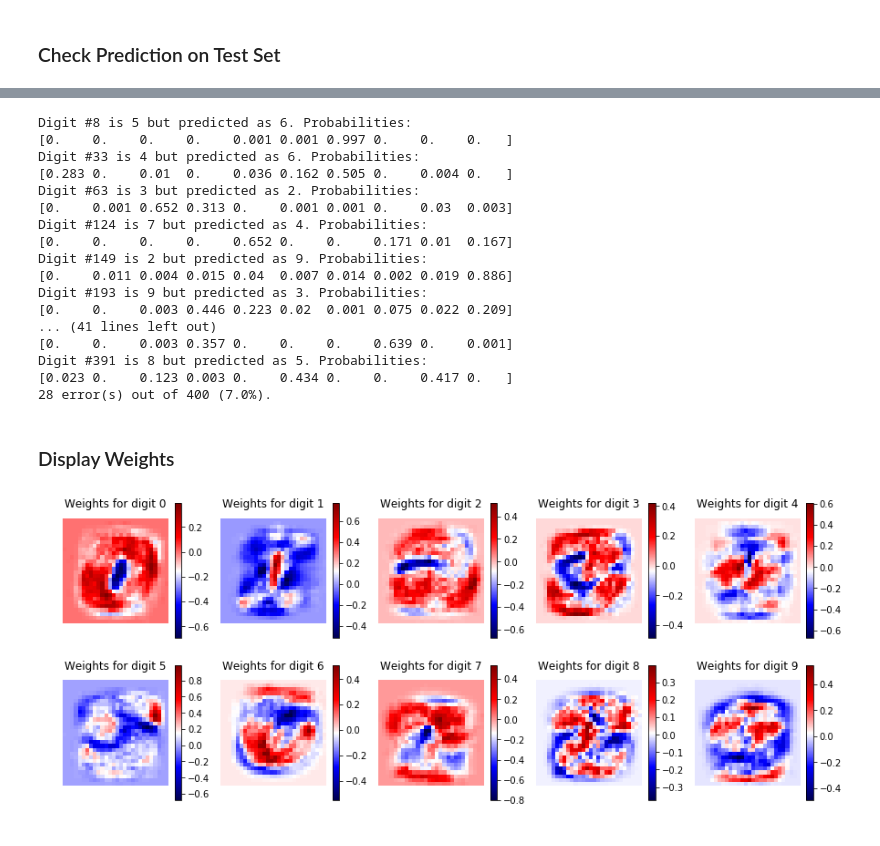
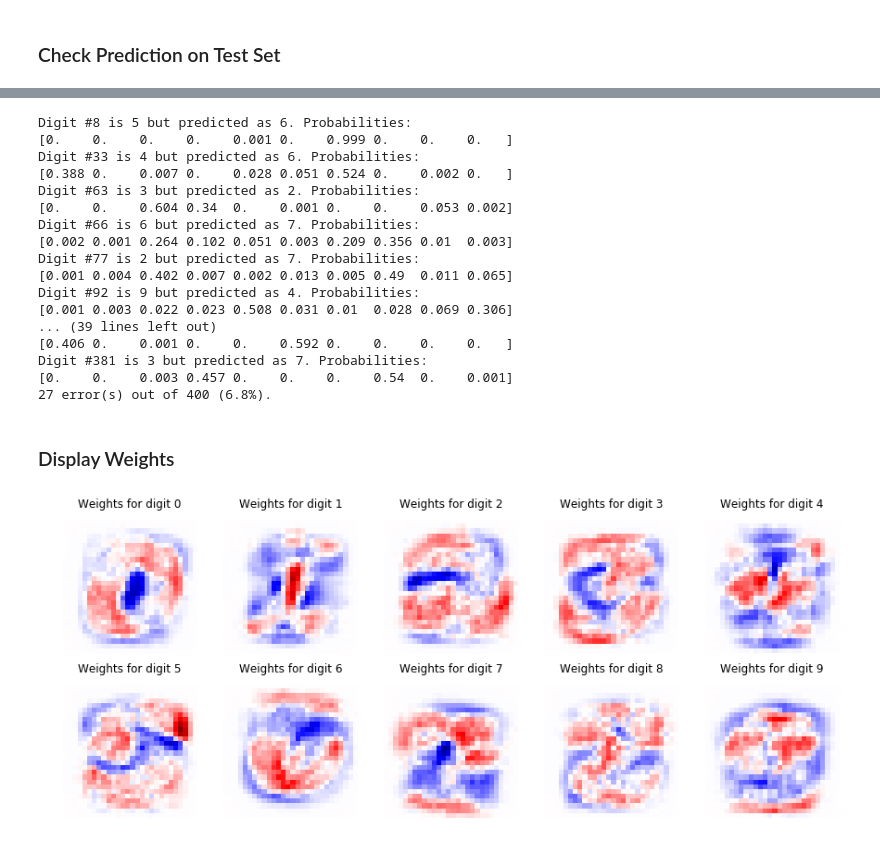
Before and after one commit to RegisC/JupyterNotebooks, a Jupyter notebook: MachineLearning/TensorFlow - MNIST.ipynb, the cells around one changed output, grey strips where cells are left out. Cells and saved outputs as stored; diff of their text form; code cells hidden in the pictures.

```diff
--- a/MachineLearning/TensorFlow - MNIST.ipynb
+++ b/MachineLearning/TensorFlow - MNIST.ipynb
@@ -31,12 +51,11 @@ Validation set size: 0
 # %%
-rows = 4
-cols = 20
+rows, cols = 4, 20
 f, axes = plt.subplots(rows, cols, figsize=(12,5)) # image size is in inches
 for i in range(rows):
     for j in range(cols):
         index = i*cols + j
-        axes[i, j].imshow(mnist.train.images[index].reshape(28, 28), cmap='gray')
-        axes[i, j].set_title(f"{mnist.train.labels[index].argmax()}")
+        axes[i, j].imshow(train_images[index].reshape(28, 28), cmap='gray')
+        axes[i, j].set_title(f"{train_labels[index].argmax()}")
         axes[i, j].axis('off')
 # %% [output]
 [figure]
@@ -79,11 +98,12 @@ init = tf.global_variables_initializer()
 num_iterations = 2000
 batch_size = 200
 log_path = './TBLogs/'
+np.random.seed(42)
 with tf.Session() as sess:
     tbWriter = tf.summary.FileWriter(log_path, sess.graph)
     sess.run(init)
     for i in range(num_iterations):
-        images, labels = mnist.train.next_batch(batch_size) # Nx784 and Nx10, randomly selected
+        images, labels = next_batch(batch_size, train_images, train_labels) # Nx784 and Nx10
         _, summary = sess.run([optimizer, summarize_all], feed_dict={x:images, y:labels})
         tbWriter.add_summary(summary, i)
         if (i % 200 == 0) or (i == num_iterations-1):
@@ -95,8 +115,8 @@ with tf.Session() as sess:
     end_time = time.time()
     print(f"Elapsed time: {end_time - start_time:.1f}s.")
     # Show accuracy on both data sets
-    acc, weights, bias = sess.run([accuracy, W, b], feed_dict={x:mnist.train.images, y:mnist.train.labels})
+    acc, weights, bias = sess.run([accuracy, W, b], feed_dict={x:train_images, y:train_labels})
     print(f"Accuracy on training data: {acc*100:.1f}%.")
-    acc, weights, bias = sess.run([accuracy, W, b], feed_dict={x:mnist.test.images, y:mnist.test.labels})
+    acc, weights, bias = sess.run([accuracy, W, b], feed_dict={x:test_images, y:test_labels})
     print(f"Accuracy on test data: {acc*100:.1f}%.")
 # %% [output]
@@ -123,10 +143,9 @@ fig, axes = plt.subplots(rows, cols, figsize=(15, 15)) # image size is in inches
 for i in range(rows):
     for j in range(cols):
         index = i*cols + j
-        image = mnist.test.images[index]
-        output = np.matmul(image, weights) + bias # score = image * weights + bias
+        output = np.matmul(test_images[index], weights) + bias # score = image * weights + bias
         probabilities = np.exp(output) / np.exp(output).sum() # activation fn converts scores to probalities
-        color = 'k' if (probabilities.argmax() == mnist.test.labels[index].argmax()) else 'r'
+        color = 'k' if (probabilities.argmax() == test_labels[index].argmax()) else 'r'
         axes[i, j].imshow(image.reshape((28, 28)), cmap='gray')
         axes[i, j].set_title(f"{probabilities.argmax()}", color=color)
         axes[i, j].axis('off')
@@ -137,10 +156,10 @@ errors = 0
 for i in range(rows):
     for j in range(cols):
         index = i*cols + j
-        image = mnist.test.images[index]
+        image = test_images[index]
         output = np.matmul(image, weights) + bias
         probabilities = np.exp(output) / np.exp(output).sum() # activation fn converts scores to probalities
-        label = mnist.test.labels[index].argmax()
+        label = test_labels[index].argmax()
         if (probabilities.argmax() != label):
             print(f"Digit #{index} is {label} but predicted as {output.argmax()}. Probabilities:")
             print(probabilities)
@@ -148,37 +167,38 @@ for i in range(rows):
 print(f"{errors} error(s) out of {rows*cols} ({errors*100/rows/cols:.1f}%).")
 # %% [output]
 Digit #8 is 5 but predicted as 6. Probabilities:
-[0.    0.    0.    0.    0.001 0.001 0.997 0.    0.    0.   ]
+[0.    0.    0.    0.    0.001 0.    0.999 0.    0.    0.   ]
 Digit #33 is 4 but predicted as 6. Probabilities:
-[0.283 0.    0.01  0.    0.036 0.162 0.505 0.    0.004 0.   ]
+[0.388 0.    0.007 0.    0.028 0.051 0.524 0.    0.002 0.   ]
 Digit #63 is 3 but predicted as 2. Probabilities:
-[0.    0.001 0.652 0.313 0.    0.001 0.001 0.    0.03  0.003]
-Digit #124 is 7 but predicted as 4. Probabilities:
-[0.    0.    0.    0.    0.652 0.    0.    0.171 0.01  0.167]
-Digit #149 is 2 but predicted as 9. Probabilities:
-[0.    0.011 0.004 0.015 0.04  0.007 0.014 0.002 0.019 0.886]
-Digit #193 is 9 but predicted as 3. Probabilities:
-[0.    0.    0.003 0.446 0.223 0.02  0.001 0.075 0.022 0.209]
-... (41 lines left out)
-[0.    0.    0.003 0.357 0.    0.    0.    0.639 0.    0.001]
-Digit #391 is 8 but predicted as 5. Probabilities:
-[0.023 0.    0.123 0.003 0.    0.434 0.    0.    0.417 0.   ]
-28 error(s) out of 400 (7.0%).
+[0.    0.    0.604 0.34  0.    0.001 0.    0.    0.053 0.002]
+Digit #66 is 6 but predicted as 7. Probabilities:
+[0.002 0.001 0.264 0.102 0.051 0.003 0.209 0.356 0.01  0.003]
+Digit #77 is 2 but predicted as 7. Probabilities:
+[0.001 0.004 0.402 0.007 0.002 0.013 0.005 0.49  0.011 0.065]
+Digit #92 is 9 but predicted as 4. Probabilities:
+[0.001 0.003 0.022 0.023 0.508 0.031 0.01  0.028 0.069 0.306]
+... (39 lines left out)
+[0.406 0.    0.001 0.    0.    0.592 0.    0.    0.    0.   ]
+Digit #381 is 3 but predicted as 7. Probabilities:
+[0.    0.    0.003 0.457 0.    0.    0.    0.54  0.    0.001]
+27 error(s) out of 400 (6.8%).
 # %% [markdown]
 ### Display Weights
 # %%
 rows, cols = 2, 5
 fig, axes = plt.subplots(nrows=rows, ncols=cols, figsize=(15, 6)) # image size is in inches
+abs_max = max(abs(weights.min()), abs(weights.max()))
 for i in range(rows):
     for j in range(cols):
         index = i*cols + j
         w = weights[:, index].reshape(28,28)
-        img = axes[i, j].matshow(w, cmap='seismic', vmin=w.min(), vmax=w.max())
-        plt.colorbar(img, ax=axes[i, j])
+        img = axes[i, j].matshow(w, cmap='seismic', vmin=-abs_max, vmax=abs_max)
+        # plt.colorbar(img, ax=axes[i, j])
         axes[i, j].axis('off')
         axes[i, j].set_title(f'Weights for digit {index}')
 # %% [output]
-[figure, old version]
+[figure, new version]
 # %%
 index = 0
 w = weights[:, index].reshape(28,28)
```
Also changed, not shown: parts of 10 cells of this notebook.
